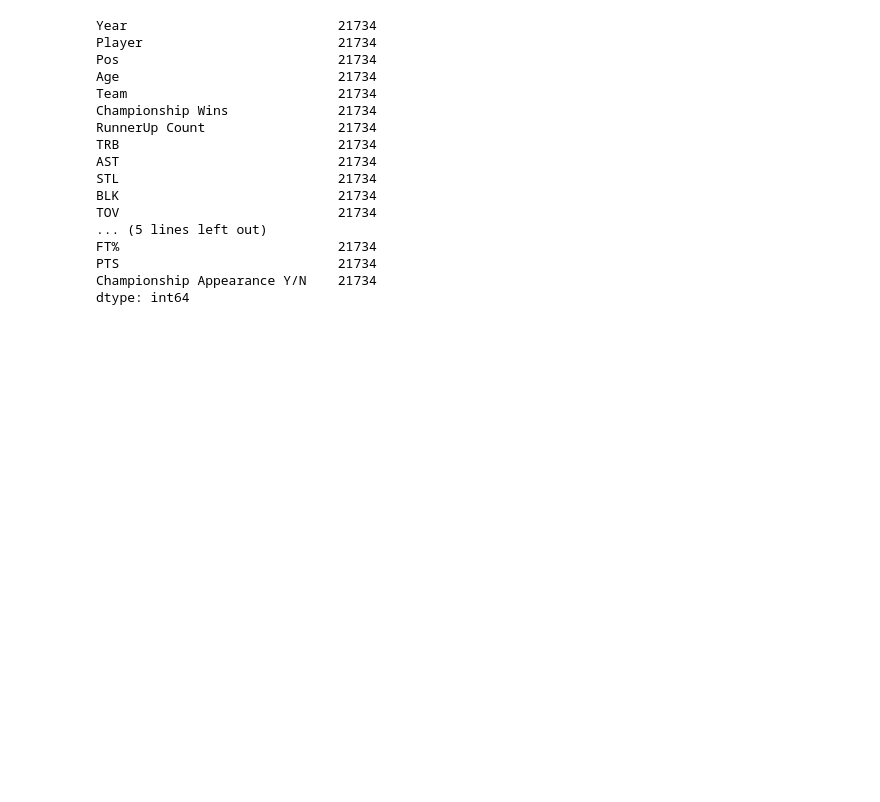
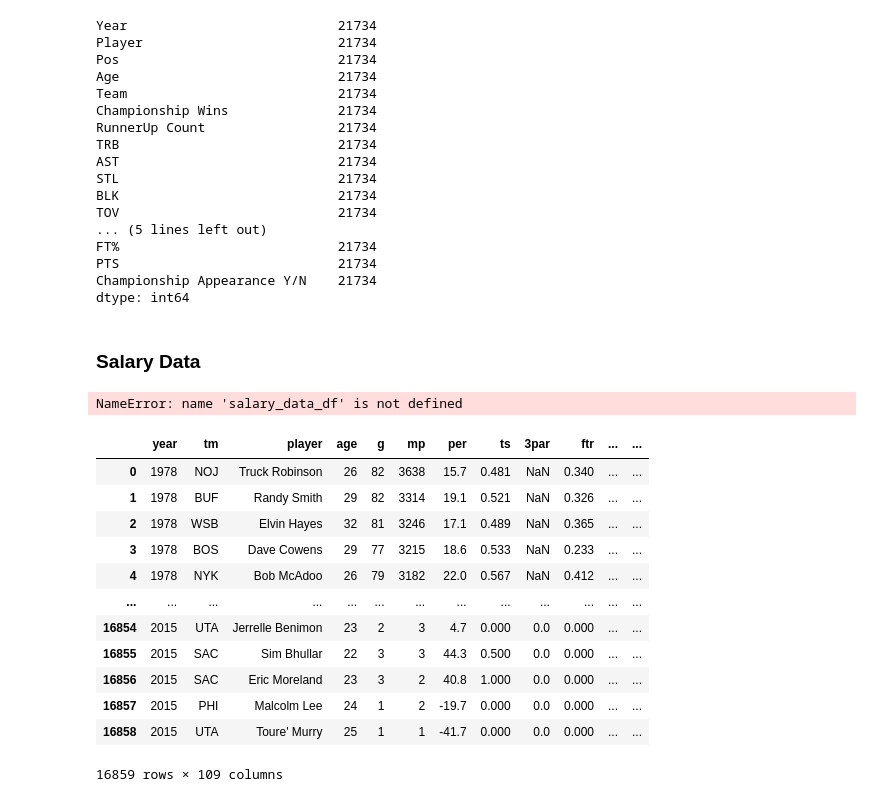
Before and after one commit to caitbeatty/nba_machine_learning, a Jupyter notebook: data_merge.ipynb, the cells around one changed output. Drawn from its saved outputs; the diff is of its cells as text; code cells hidden in the pictures; blank space fills up the shorter version.

```diff
--- a/data_merge.ipynb
+++ b/data_merge.ipynb
@@ -7,7 +7,7 @@ import numpy as np
 player_data_to_load = "data/backupdata/Seasons_Stats.csv"
 champion_data_to_load = "data/finals_results_by_year.csv"
 runner_up_data_to_load = "data/runnerupsdata.csv"
-salary_data_to_load = "data/.csv"
+salary_data_to_load = "data/NBA Players - Advanced Season Stats.csv"
 
 # Read data into DataFrames
 player_data = pd.read_csv(player_data_to_load)
@@ -321,3 +304,28 @@ FT%                            21734
 PTS                            21734
 Championship Appearance Y/N    21734
 dtype: int64
+# %% [markdown]
+### Salary Data
+# %%
+salary_data_df.columns
+# %% [output]
+NameError: name 'salary_data_df' is not defined
+# %%
+salary_data["truesalary"] = salary_data["truesalary"].str.replace('$','')
+salary_data["truesalary"] = salary_data["truesalary"].str.replace(',','')
+salary_data_df = salary_data[salary_data['year'] != 2016]
+salary_data_df
+# %% [output]
+|  | year | tm | player | age | g | mp | per | ts | 3par | ftr | ... | ... |
+| 0 | 1978 | NOJ | Truck Robinson | 26 | 82 | 3638 | 15.7 | 0.481 | NaN | 0.340 | ... | ... |
+| 1 | 1978 | BUF | Randy Smith | 29 | 82 | 3314 | 19.1 | 0.521 | NaN | 0.326 | ... | ... |
+| 2 | 1978 | WSB | Elvin Hayes | 32 | 81 | 3246 | 17.1 | 0.489 | NaN | 0.365 | ... | ... |
+| 3 | 1978 | BOS | Dave Cowens | 29 | 77 | 3215 | 18.6 | 0.533 | NaN | 0.233 | ... | ... |
+| 4 | 1978 | NYK | Bob McAdoo | 26 | 79 | 3182 | 22.0 | 0.567 | NaN | 0.412 | ... | ... |
+| ... | ... | ... | ... | ... | ... | ... | ... | ... | ... | ... | ... | ... |
+| 16854 | 2015 | UTA | Jerrelle Benimon | 23 | 2 | 3 | 4.7 | 0.000 | 0.0 | 0.000 | ... | ... |
+| 16855 | 2015 | SAC | Sim Bhullar | 22 | 3 | 3 | 44.3 | 0.500 | 0.0 | 0.000 | ... | ... |
+| 16856 | 2015 | SAC | Eric Moreland | 23 | 3 | 2 | 40.8 | 1.000 | 0.0 | 0.000 | ... | ... |
+| 16857 | 2015 | PHI | Malcolm Lee | 24 | 1 | 2 | -19.7 | 0.000 | 0.0 | 0.000 | ... | ... |
+| 16858 | 2015 | UTA | Toure' Murry | 25 | 1 | 1 | -41.7 | 0.000 | 0.0 | 0.000 | ... | ... |
+16859 rows × 109 columns
```
Also changed, not shown: parts of 14 cells of this notebook, 4 other files.
